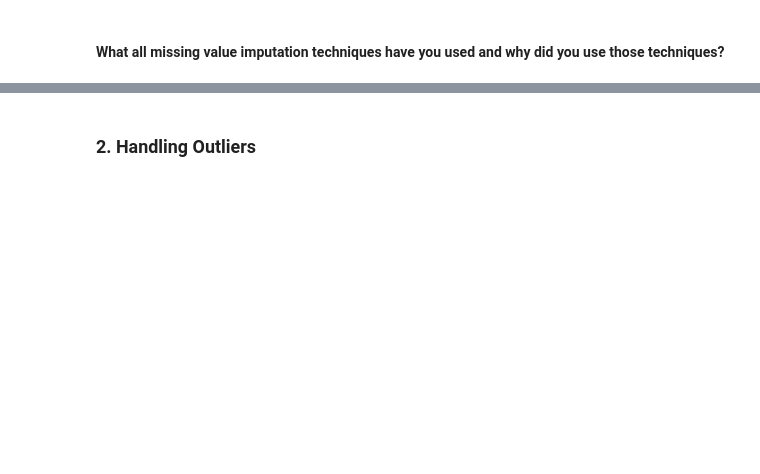
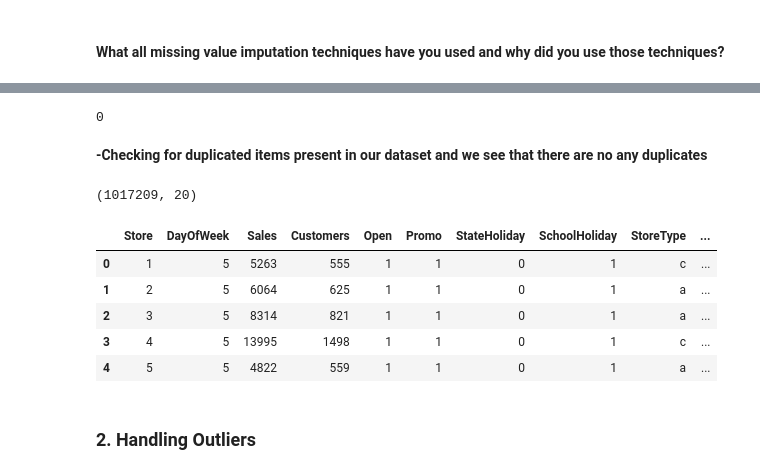
Before and after one commit to hmarathe420/Retail_Sales_Prediction, a Jupyter notebook: Retail_Sales_Prediction.ipynb, the cells around one changed output, grey strips where cells are left out. Cells and saved outputs as stored; diff of their text form; code cells hidden in the pictures; blank space fills up the shorter version.

```diff
--- a/Retail_Sales_Prediction.ipynb
+++ b/Retail_Sales_Prediction.ipynb
@@ -1030,2 +1079,24 @@ Answer Here.
+# %%
+# checking whether the dataset contains duplicate values or not.
+rossmannstore_df.duplicated().sum()
+# %% [output]
+0
+# %% [markdown]
+**-Checking for duplicated items present in our dataset and we see that there are no any duplicates**
+# %%
+#To review the rows and columns of dataset
+rossmannstore_df.shape
+# %% [output]
+(1017209, 20)
+# %%
+# printing the top 5 rows of dataset
+rossmannstore_df.head()
+# %% [output]
+|  | Store | DayOfWeek | Sales | Customers | Open | Promo | StateHoliday | SchoolHoliday | StoreType | ... |
+| 0 | 1 | 5 | 5263 | 555 | 1 | 1 | 0 | 1 | c | ... |
+| 1 | 2 | 5 | 6064 | 625 | 1 | 1 | 0 | 1 | a | ... |
+| 2 | 3 | 5 | 8314 | 821 | 1 | 1 | 0 | 1 | a | ... |
+| 3 | 4 | 5 | 13995 | 1498 | 1 | 1 | 0 | 1 | c | ... |
+| 4 | 5 | 5 | 4822 | 559 | 1 | 1 | 0 | 1 | a | ... |
 # %% [markdown]
 ### 2. Handling Outliers
```
Also changed, not shown: parts of 19 cells of this notebook.
